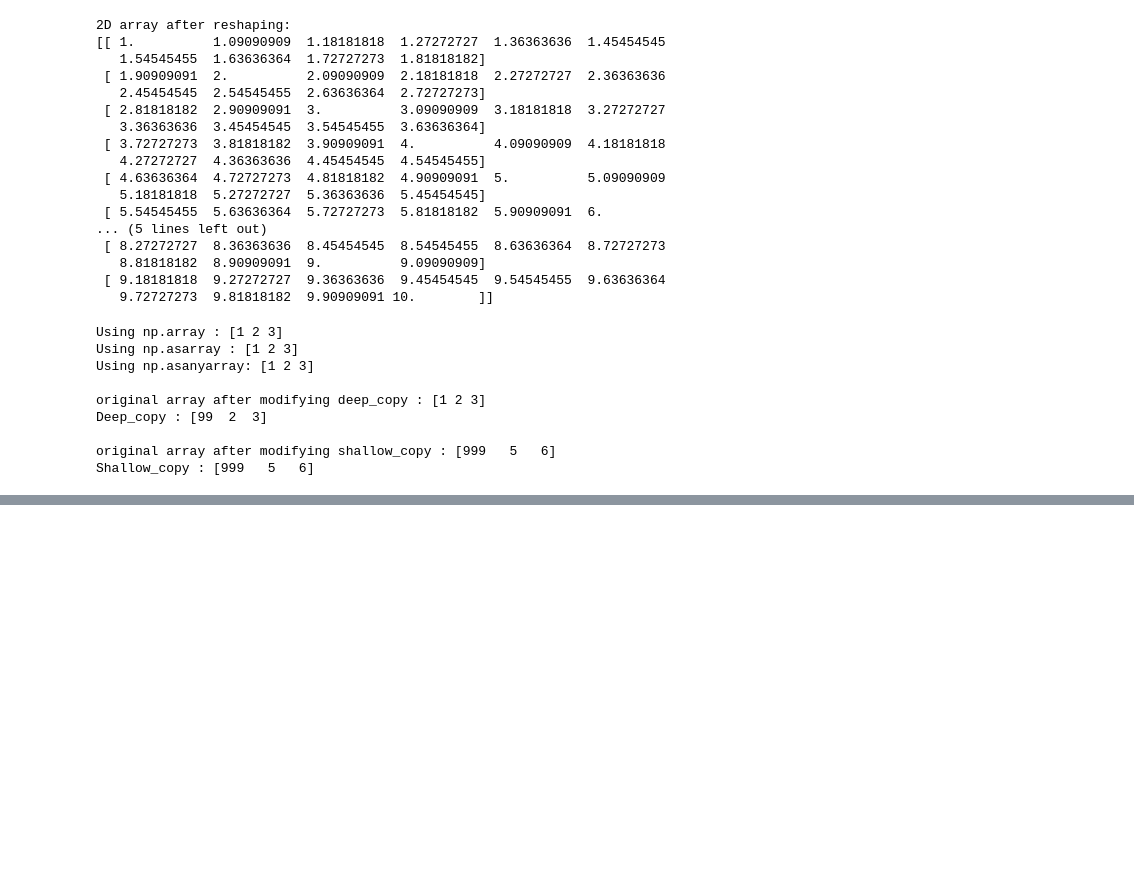
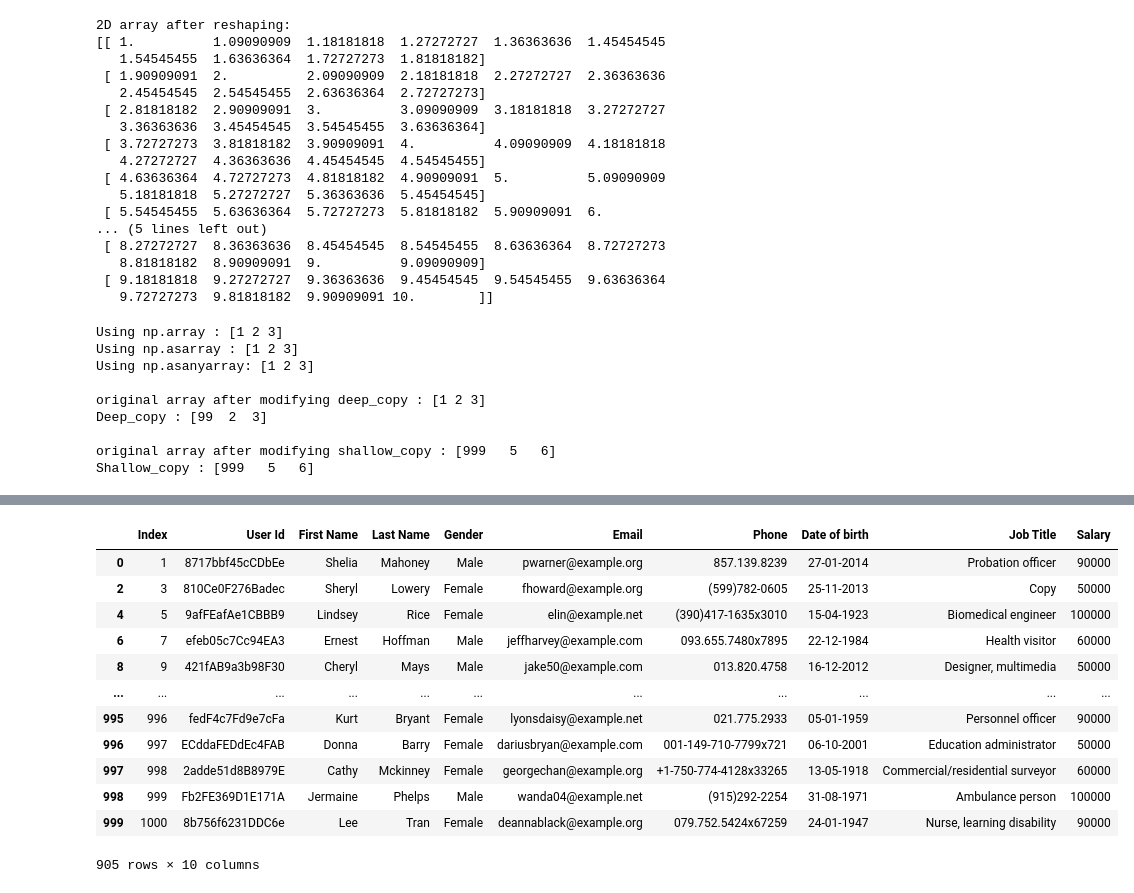
Before and after one commit to RedGhost123/Complete-Data_Science, a Jupyter notebook: Complete-Data_Science/jupyter/Quizs&Assignment/Assignment/Data_ToolKit_live_assignment.ipynb, the cells around one changed output, grey strips where cells are left out. Cells and saved outputs as stored; diff of their text form; code cells hidden in the pictures; blank space fills up the shorter version.

```diff
--- a/Complete-Data_Science/jupyter/Quizs&Assignment/Assignment/Data_ToolKit_live_assignment.ipynb
+++ b/Complete-Data_Science/jupyter/Quizs&Assignment/Assignment/Data_ToolKit_live_assignment.ipynb
@@ -279,0 +287,7 @@ Generating random array of shape(3,3,3) :
+# %%
+# Que 8. Clean and transform the 'Phone' column in the sample dataset to remove non-numeric characters and convert it to a numeric data type. Also display the table attributes and data types of each column.
+
+
+df = pd.read_csv(r"E:\DataScience\Assignment\People Data.csv")
+df
+df.info()
@@ -279,0 +334,19 @@ Generating random array of shape(3,3,3) :
+# %%
+# filterig all string column and just dropping
+df_copy = df.copy() #copying dataset in df_copy
+df_copy['Phone'] = df_copy['Phone'].fillna('0000000000') # Here is some value is null so we filling with 000000000
+df_copy[~df_copy.Phone.str.isnumeric()] # Checkig all string value
+# %% [output]
+|  | Index | User Id | First Name | Last Name | Gender | Email | Phone | Date of birth | Job Title | Salary |
+| 0 | 1 | 8717bbf45cCDbEe | Shelia | Mahoney | Male | pwarner@example.org | 857.139.8239 | 27-01-2014 | Probation officer | 90000 |
+| 2 | 3 | 810Ce0F276Badec | Sheryl | Lowery | Female | fhoward@example.org | (599)782-0605 | 25-11-2013 | Copy | 50000 |
+| 4 | 5 | 9afFEafAe1CBBB9 | Lindsey | Rice | Female | elin@example.net | (390)417-1635x3010 | 15-04-1923 | Biomedical engineer | 100000 |
+| 6 | 7 | efeb05c7Cc94EA3 | Ernest | Hoffman | Male | jeffharvey@example.com | 093.655.7480x7895 | 22-12-1984 | Health visitor | 60000 |
+| 8 | 9 | 421fAB9a3b98F30 | Cheryl | Mays | Male | jake50@example.com | 013.820.4758 | 16-12-2012 | Designer, multimedia | 50000 |
+| ... | ... | ... | ... | ... | ... | ... | ... | ... | ... | ... |
+| 995 | 996 | fedF4c7Fd9e7cFa | Kurt | Bryant | Female | lyonsdaisy@example.net | 021.775.2933 | 05-01-1959 | Personnel officer | 90000 |
+| 996 | 997 | ECddaFEDdEc4FAB | Donna | Barry | Female | dariusbryan@example.com | 001-149-710-7799x721 | 06-10-2001 | Education administrator | 50000 |
+| 997 | 998 | 2adde51d8B8979E | Cathy | Mckinney | Female | georgechan@example.org | +1-750-774-4128x33265 | 13-05-1918 | Commercial/residential surveyor | 60000 |
+| 998 | 999 | Fb2FE369D1E171A | Jermaine | Phelps | Male | wanda04@example.net | (915)292-2254 | 31-08-1971 | Ambulance person | 100000 |
+| 999 | 1000 | 8b756f6231DDC6e | Lee | Tran | Female | deannablack@example.org | 079.752.5424x67259 | 24-01-1947 | Nurse, learning disability | 90000 |
+905 rows × 10 columns
```
Also changed, not shown: parts of 18 cells of this notebook.
